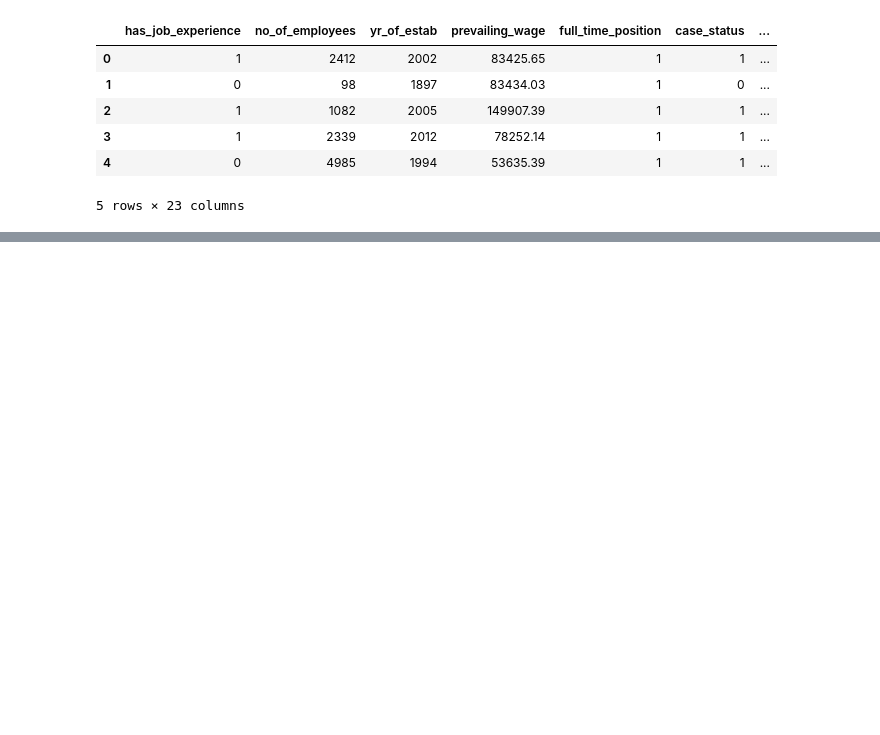
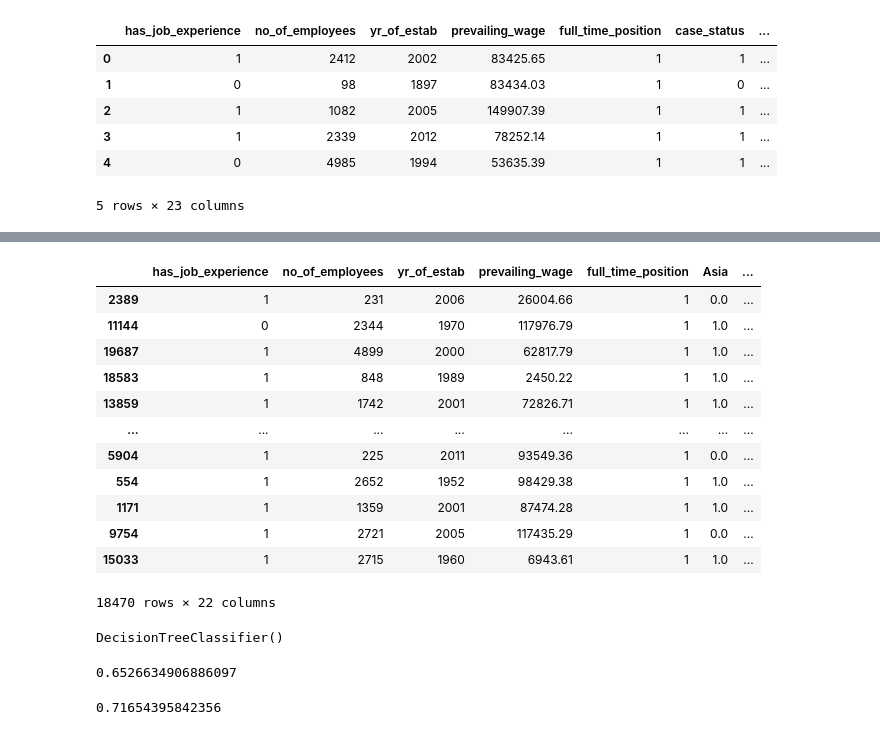
Before and after one commit to msiddhesh/US_VISA_Approval_Analysis, a Jupyter notebook: Model_Building.ipynb, the cells around one changed output, grey strips where cells are left out. Saved outputs shown, nothing was run; the diff lists cells and outputs as text; code cells hidden in the pictures; blank space fills up the shorter version.

```diff
--- a/Model_Building.ipynb
+++ b/Model_Building.ipynb
@@ -281,14 +276,14 @@ X_train, X_test, y_train, y_test = train_test_split(X, y, test_size=0.2, random_
 
 # Define scaling methods
 scaling_methods = {
-    'StandardScaler': StandardScaler(),
-    'MinMaxScaler': MinMaxScaler(),
-    'RobustScaler': RobustScaler()
+    'StandardScaler': StandardScaler()
+    #, 'RobustScaler': RobustScaler()
 }
 
 models = {
-    'SVM': (SVC(), {'classifier__C': [0.1, 1, 10], 'classifier__kernel': ['linear', 'rbf']}),
-    'RandomForest': (RandomForestClassifier(), {'classifier__n_estimators': [50, 100, 200], 'classifier__max_depth': [None, 10, 20]})
+    'SVM': (SVC(), {'classifier__C': [0.1, 1], 'classifier__kernel': ['linear', 'rbf']}),
+    'RandomForest': (RandomForestClassifier(), {'classifier__n_estimators': [50, 100], 'classifier__max_depth': [10, 20]}),
+    "AdaBoostClassifier":(AdaBoostClassifier(),{})
 }
 # %%
 results = {}
@@ -311,0 +313,16 @@ print(results_df)
+# %%
+X_train
+# %% [output]
+|  | has_job_experience | no_of_employees | yr_of_estab | prevailing_wage | full_time_position | Asia | ... |
+| 2389 | 1 | 231 | 2006 | 26004.66 | 1 | 0.0 | ... |
+| 11144 | 0 | 2344 | 1970 | 117976.79 | 1 | 1.0 | ... |
+| 19687 | 1 | 4899 | 2000 | 62817.79 | 1 | 1.0 | ... |
+| 18583 | 1 | 848 | 1989 | 2450.22 | 1 | 1.0 | ... |
+| 13859 | 1 | 1742 | 2001 | 72826.71 | 1 | 1.0 | ... |
+| ... | ... | ... | ... | ... | ... | ... | ... |
+| 5904 | 1 | 225 | 2011 | 93549.36 | 1 | 0.0 | ... |
+| 554 | 1 | 2652 | 1952 | 98429.38 | 1 | 1.0 | ... |
+| 1171 | 1 | 1359 | 2001 | 87474.28 | 1 | 1.0 | ... |
+| 9754 | 1 | 2721 | 2005 | 117435.29 | 1 | 0.0 | ... |
+| 15033 | 1 | 2715 | 1960 | 6943.61 | 1 | 1.0 | ... |
+18470 rows × 22 columns
@@ -311,0 +332,9 @@ print(results_df)
+# %%
+des_tree  =DecisionTreeClassifier(criterion="gini")
+des_tree.fit(X_train,y_train)
+# %% [output]
+DecisionTreeClassifier()
+# %%
+des_tree.score(X_test,y_test)
+# %% [output]
+0.6526634906886097
@@ -311,0 +343,6 @@ print(results_df)
+# %%
+ada_boo = AdaBoostClassifier(learning_rate=0.1)
+ada_boo.fit(X_train,y_train)
+ada_boo.score(X_test,y_test)
+# %% [output]
+0.71654395842356
```
Also changed, not shown: parts of 18 cells of this notebook, 3 other files.
